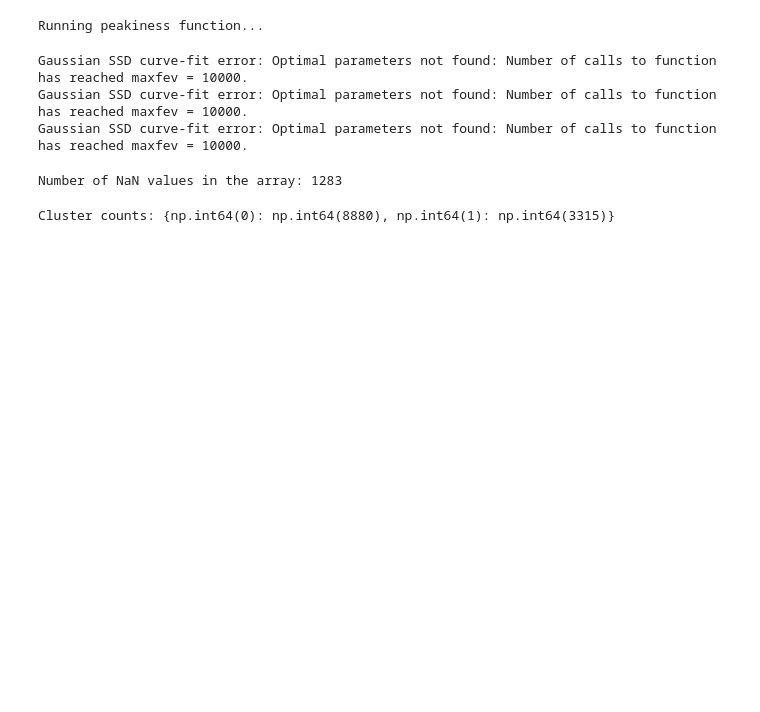
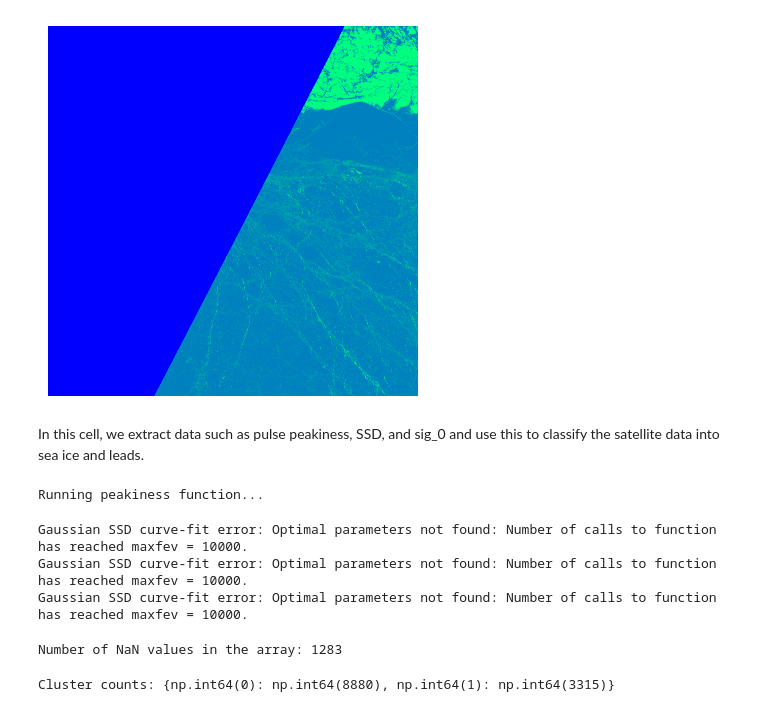
Before and after one commit to max-henderson404/geol0069_week4, a Jupyter notebook: classification.ipynb, the cells around one changed output. Saved outputs shown, nothing was run; the diff lists cells and outputs as text; code cells hidden in the pictures; blank space fills up the shorter version.

```diff
--- a/classification.ipynb
+++ b/classification.ipynb
@@ -215,3 +263,13 @@ def calculate_SSD(RIP):
+# %%
+#create logo
+plt.imshow(labels_image, cmap='winter')
+plt.axis('off')
+plt.savefig('/content/drive/MyDrive/Colab Notebooks/aieo/Week 4/GEOL0069_week4/geol0069_week4/logo.png',
+            bbox_inches='tight', pad_inches=0)#remove white border when saving
+# %% [output]
+[figure, added]
+# %% [markdown]
+In this cell, we extract data such as pulse peakiness, SSD, and sig_0 and use this to classify the satellite data into sea ice and leads.
 # %%
 path = '/content/drive/MyDrive/Colab Notebooks/aieo/Week 4/' #CHANGE THIS PATH TO YOUR PATH
 SAR_file = 'S3A_SR_2_LAN_SI_20190307T005808_20190307T012503_20230527T225016_1614_042_131______LN3_R_NT_005.SEN3'
```
Also changed, not shown: parts of 18 cells of this notebook, 1 other file.
